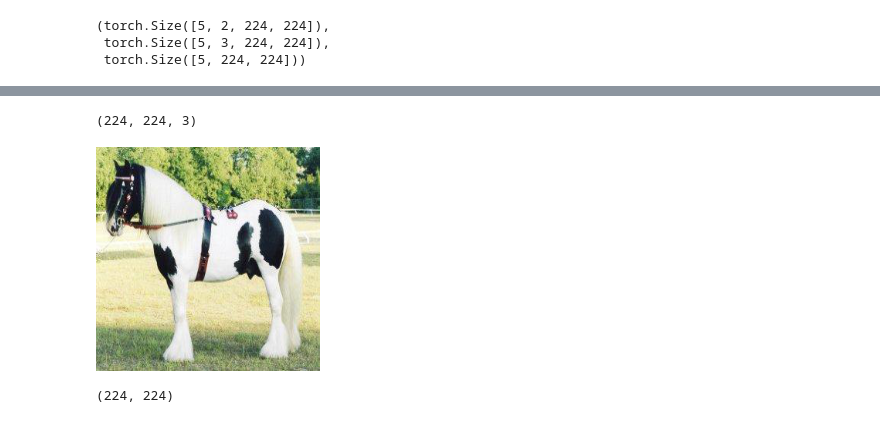
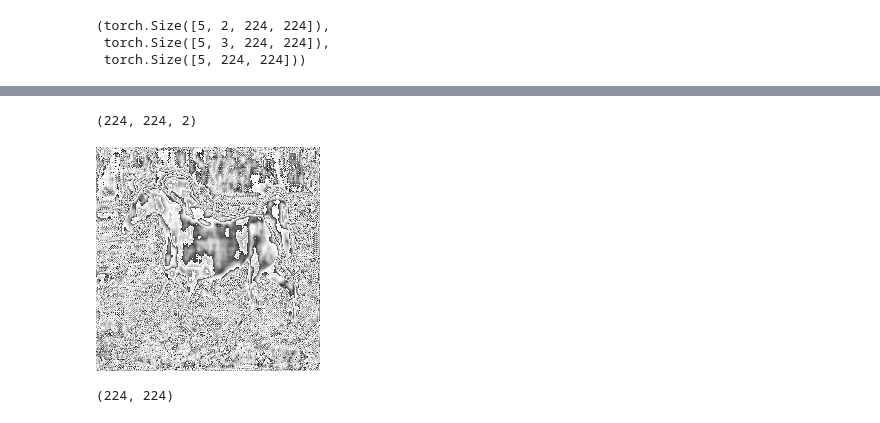
Before and after one commit to Michaelwangxy/Semantic-Segmentation, a Jupyter notebook: UNet.ipynb, the cells around one changed output, grey strips where cells are left out. Saved outputs shown, nothing was run; the diff lists cells and outputs as text; code cells hidden in the pictures.

```diff
--- a/UNet.ipynb
+++ b/UNet.ipynb
@@ -329,8 +333,8 @@ toimg_Gray(v1[0])
-# %%
-toimg_RGB(v2/50)
-# %% [output]
-(224, 224, 3)
-[figure, removed]
+# %%
+toimg_RGB(v1)
+# %% [output]
+(224, 224, 2)
+[figure, added]
 # %%
 toimg_Gray(v3)
 # %% [output]
```
Also changed, not shown: parts of 5 cells of this notebook.
